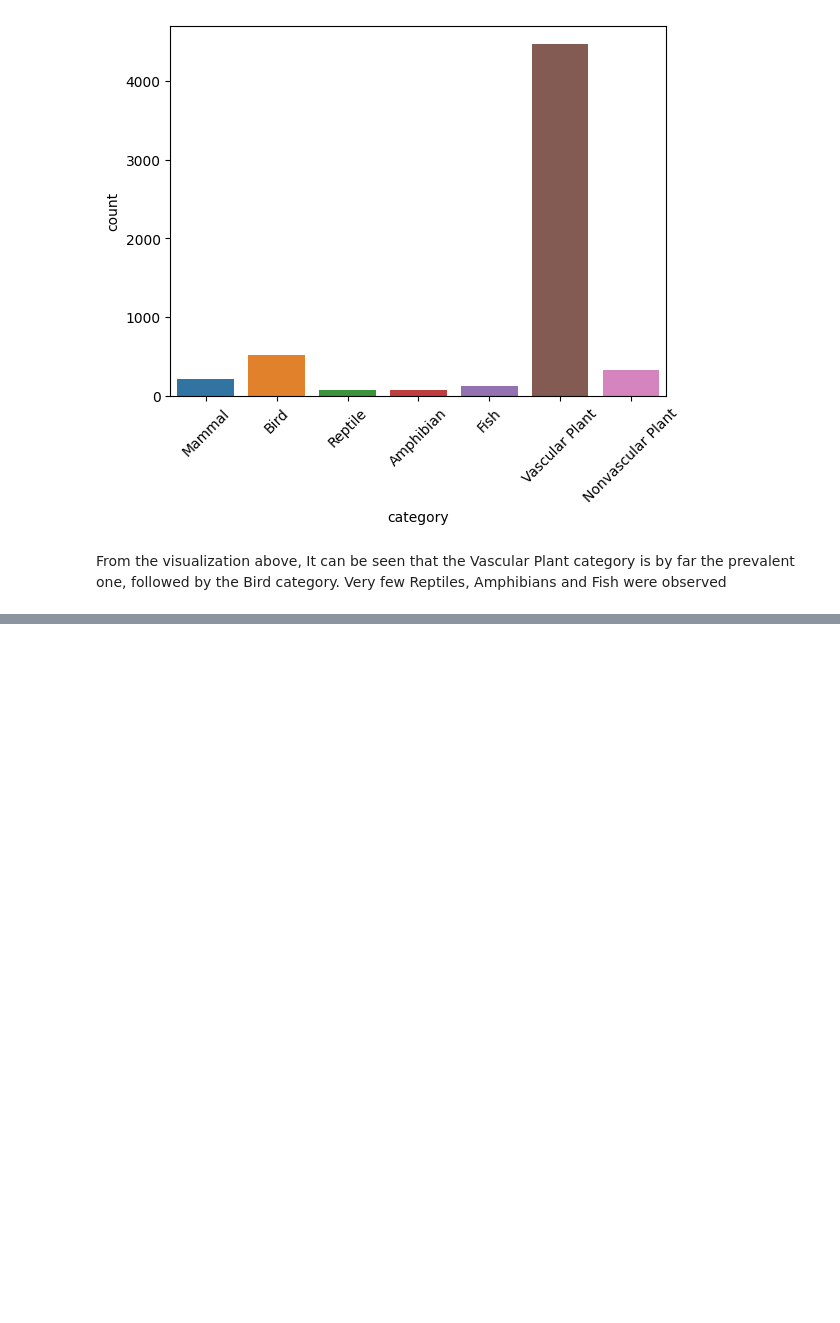
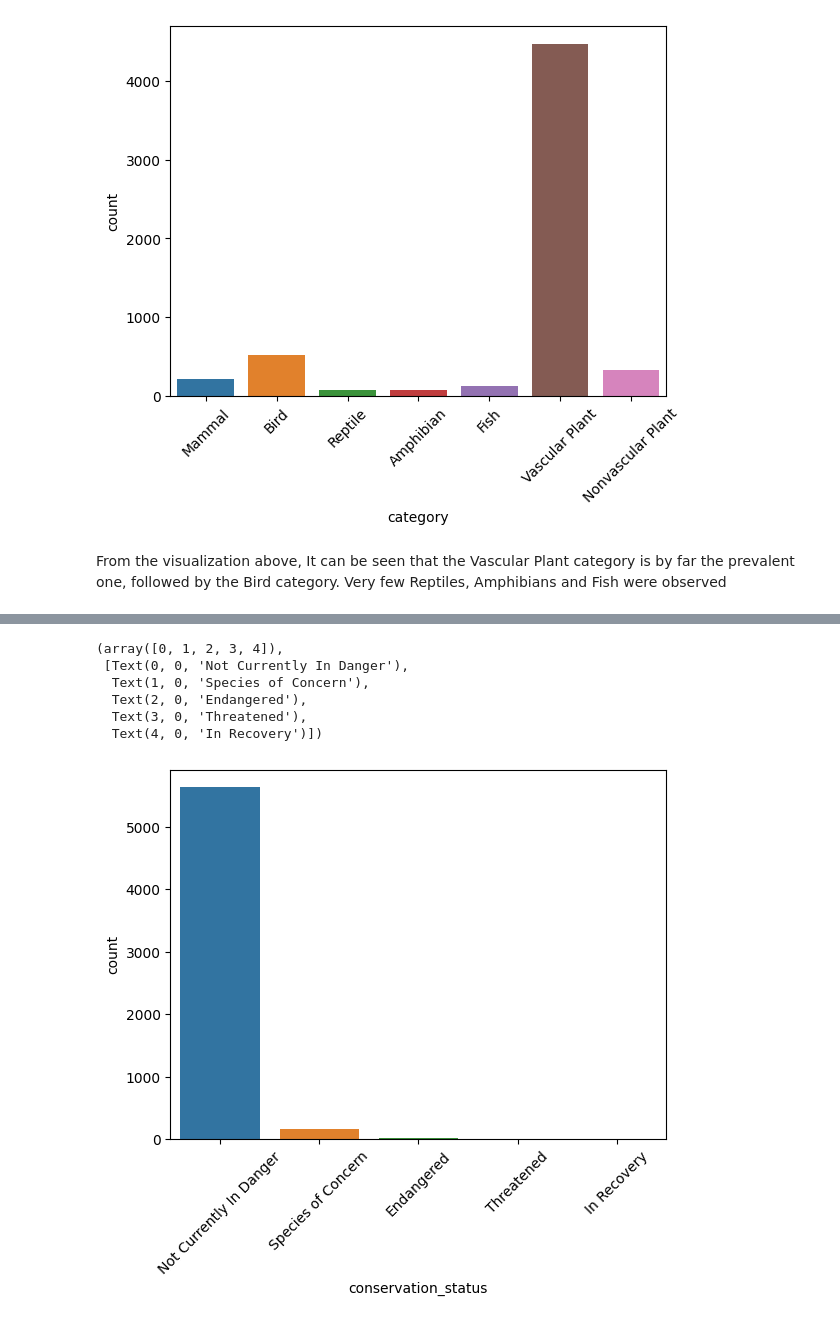
Before and after one commit to kariru-k/datascienceportfolio, a Jupyter notebook: biodiversity.ipynb, the cells around one changed output, grey strips where cells are left out. Saved outputs shown, nothing was run; the diff lists cells and outputs as text; code cells hidden in the pictures; blank space fills up the shorter version.

```diff
--- a/biodiversity.ipynb
+++ b/biodiversity.ipynb
@@ -151,0 +199,6 @@ Next, there will be
+# %%
+species_info = species_info.fillna(
+    value = {
+        "conservation_status": "Not Currently In Danger"
+    }
+)
@@ -151,0 +215,11 @@ Next, there will be
+# %%
+sns.countplot(x = "conservation_status", data = species_info)
+plt.xticks(rotation = 45)
+# %% [output]
+(array([0, 1, 2, 3, 4]),
+ [Text(0, 0, 'Not Currently In Danger'),
+  Text(1, 0, 'Species of Concern'),
+  Text(2, 0, 'Endangered'),
+  Text(3, 0, 'Threatened'),
+  Text(4, 0, 'In Recovery')])
+[figure, added]
```
Also changed, not shown: parts of 49 cells of this notebook.
